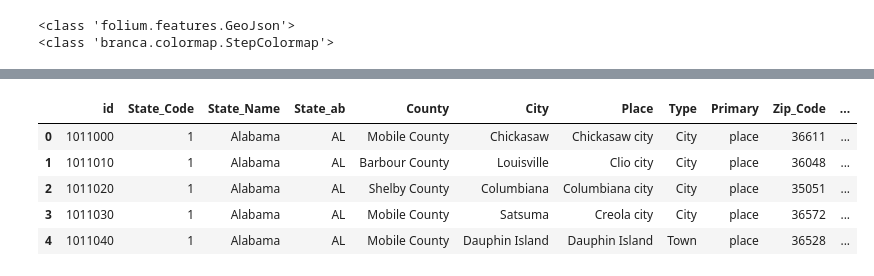
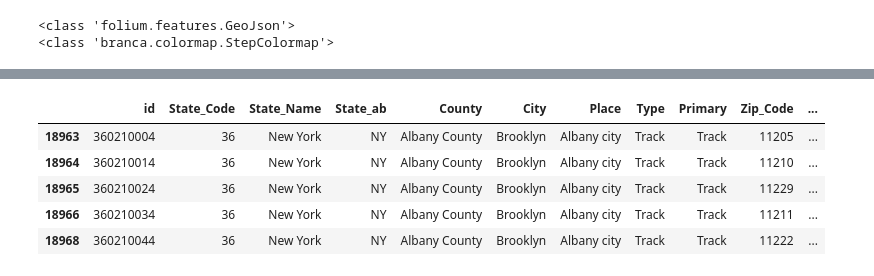
Before and after one commit to aclao89/NYC_Race-SAT, a Jupyter notebook: NYPD Crime 2011.ipynb, the cells around one changed output, grey strips where cells are left out. Saved outputs shown, nothing was run; the diff lists cells and outputs as text; code cells hidden in the pictures.

Commit message:
Loaded Income Data for Analysis

```diff
--- a/NYPD Crime 2011.ipynb
+++ b/NYPD Crime 2011.ipynb
@@ -283,12 +283,16 @@ base_map
 # %%
 # https://www2.census.gov/programs-surveys/acs/summary_file/2015/data/5_year_by_state/
 
 income = pd.read_csv("schools/kaggle_income.csv", encoding='iso-8859-1')
-income.head()
+
+nyc_city = income[income['City'].isin(['Bronx','Brooklyn','Manhattan','Queens','Staten Island'])]
+nyc_df = nyc_city[nyc_city['State_Name'] == 'New York']
+
+nyc_df.head()
 # %% [output]
 |  | id | State_Code | State_Name | State_ab | County | City | Place | Type | Primary | Zip_Code | ... |
-| 0 | 1011000 | 1 | Alabama | AL | Mobile County | Chickasaw | Chickasaw city | City | place | 36611 | ... |
-| 1 | 1011010 | 1 | Alabama | AL | Barbour County | Louisville | Clio city | City | place | 36048 | ... |
-| 2 | 1011020 | 1 | Alabama | AL | Shelby County | Columbiana | Columbiana city | City | place | 35051 | ... |
-| 3 | 1011030 | 1 | Alabama | AL | Mobile County | Satsuma | Creola city | City | place | 36572 | ... |
-| 4 | 1011040 | 1 | Alabama | AL | Mobile County | Dauphin Island | Dauphin Island | Town | place | 36528 | ... |
+| 18963 | 360210004 | 36 | New York | NY | Albany County | Brooklyn | Albany city | Track | Track | 11205 | ... |
+| 18964 | 360210014 | 36 | New York | NY | Albany County | Brooklyn | Albany city | Track | Track | 11210 | ... |
+| 18965 | 360210024 | 36 | New York | NY | Albany County | Brooklyn | Albany city | Track | Track | 11229 | ... |
+| 18966 | 360210034 | 36 | New York | NY | Albany County | Brooklyn | Albany city | Track | Track | 11211 | ... |
+| 18968 | 360210044 | 36 | New York | NY | Albany County | Brooklyn | Albany city | Track | Track | 11222 | ... |
```
Also changed, not shown: parts of 2 cells of this notebook.
